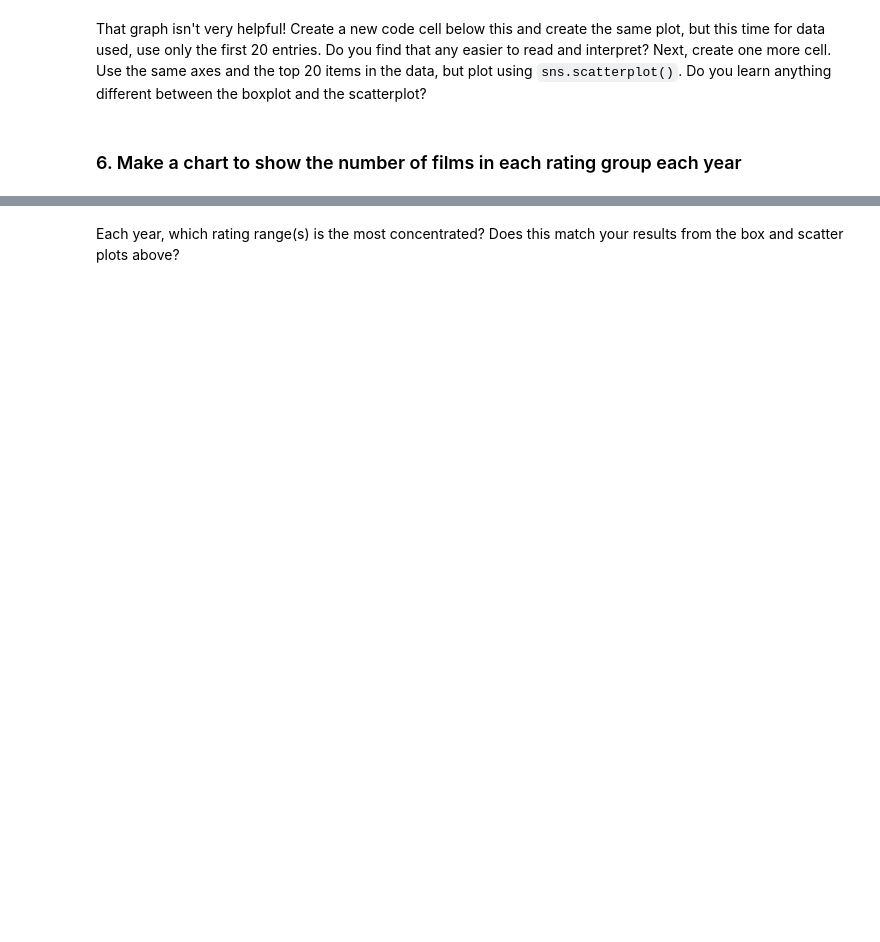
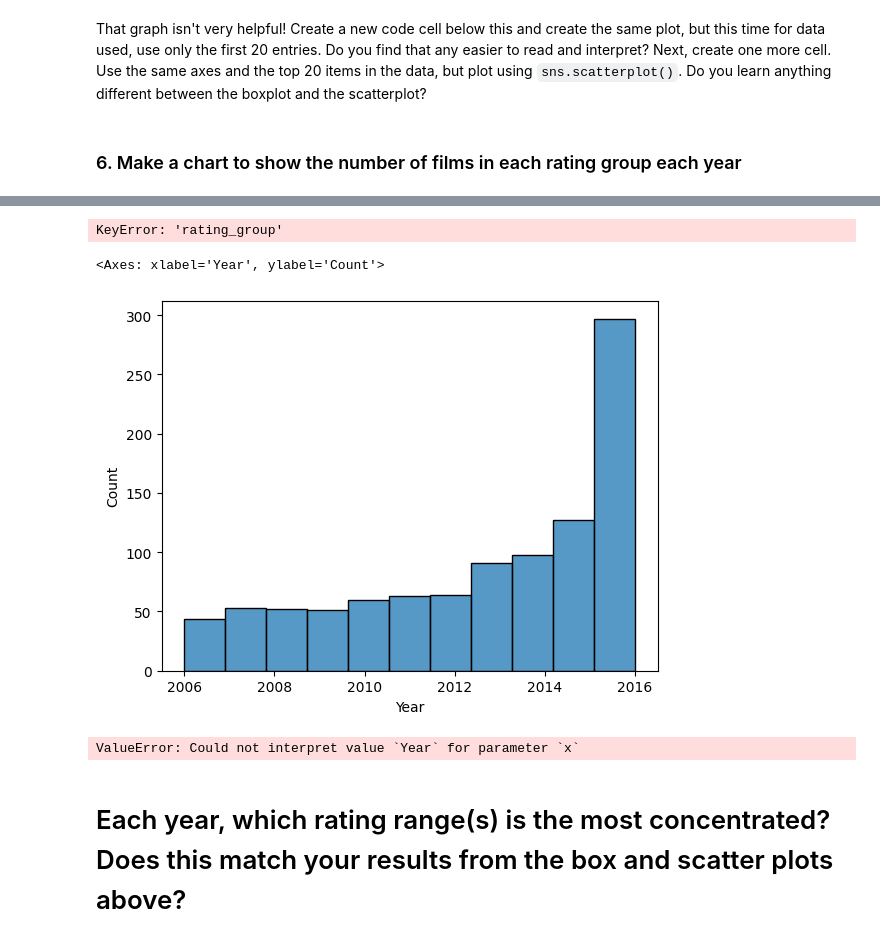
Before and after one commit to alexeherron/EDA_pt2_studio, a Jupyter notebook: EDApt2-Studio.ipynb, the cells around one changed output, grey strips where cells are left out. Cells and saved outputs as stored; diff of their text form; code cells hidden in the pictures; blank space fills up the shorter version.

Commit message:
Kept working on it, but still has errors

```diff
--- a/EDApt2-Studio.ipynb
+++ b/EDApt2-Studio.ipynb
@@ -256,4 +309,16 @@ Next, create one more cell. Use the same axes and the top 20 items in the data,
+# %%
+dx = df.dropna().groupby(["rating_group", "Year"])["Year"].value_counts()
+# %% [output]
+KeyError: 'rating_group'
+# %%
+sns.histplot(df.Year)
+# %% [output]
+<Axes: xlabel='Year', ylabel='Count'>
+[figure, added]
 # %%
 # Make a chart to show the number of films in each rating group per year
+sns.histplot(data='rating_group', x='Year')
+# %% [output]
+ValueError: Could not interpret value `Year` for parameter `x`
 # %% [markdown]
-Each year, which rating range(s) is the most concentrated? Does this match your results from the box and scatter plots above?
+# Each year, which rating range(s) is the most concentrated? Does this match your results from the box and scatter plots above?
```
Also changed, not shown: parts of 14 cells of this notebook.
